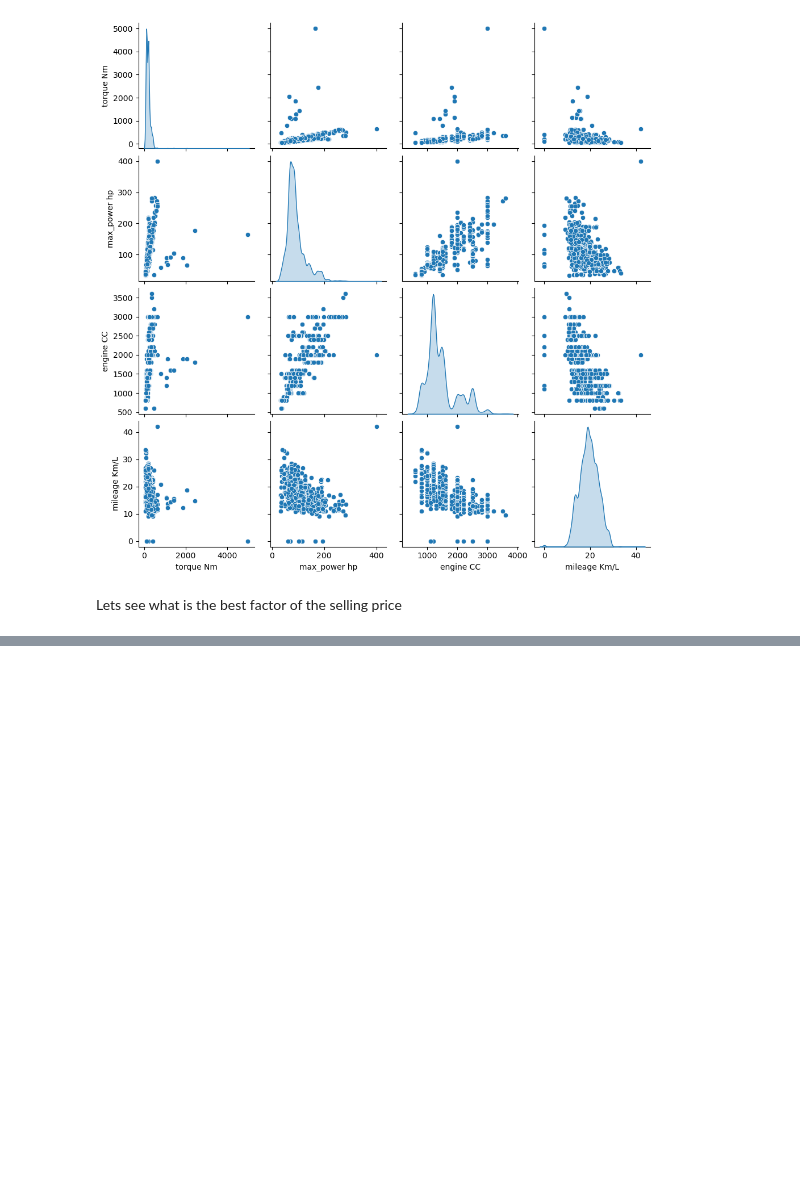
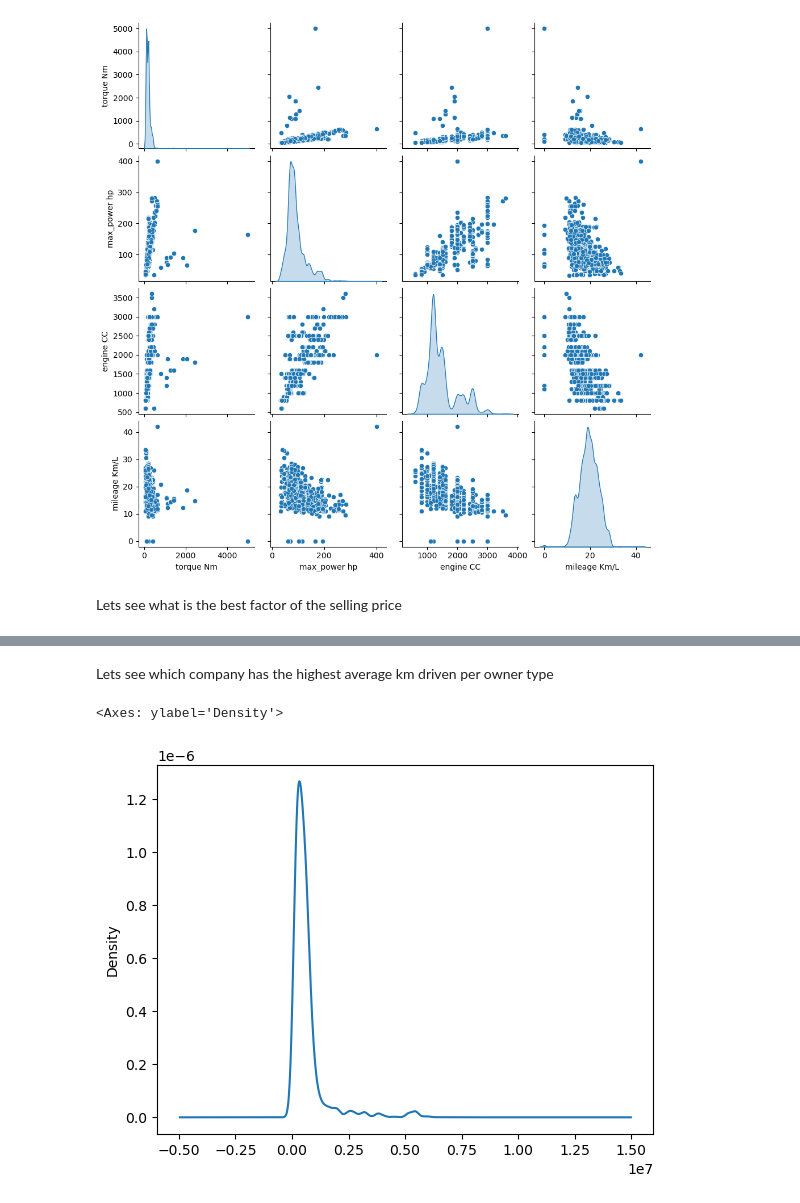
Before and after one commit to umais2005/Vehicle-Analysis, a Jupyter notebook: Vehicle EDA.ipynb, the cells around one changed output, grey strips where cells are left out. Cells and saved outputs as stored; diff of their text form; code cells hidden in the pictures; blank space fills up the shorter version.

```diff
--- a/Vehicle EDA.ipynb
+++ b/Vehicle EDA.ipynb
@@ -223,0 +241,7 @@ ax = sns.regplot(data=cleaned, x='max_power hp', y='selling_price',  scatter_kws
+# %% [markdown]
+Lets see which company has the highest average km driven per owner type
+# %%
+data['selling_price'].plot.density()
+# %% [output]
+<Axes: ylabel='Density'>
+[figure, added]
```
Also changed, not shown: parts of 10 cells of this notebook.
